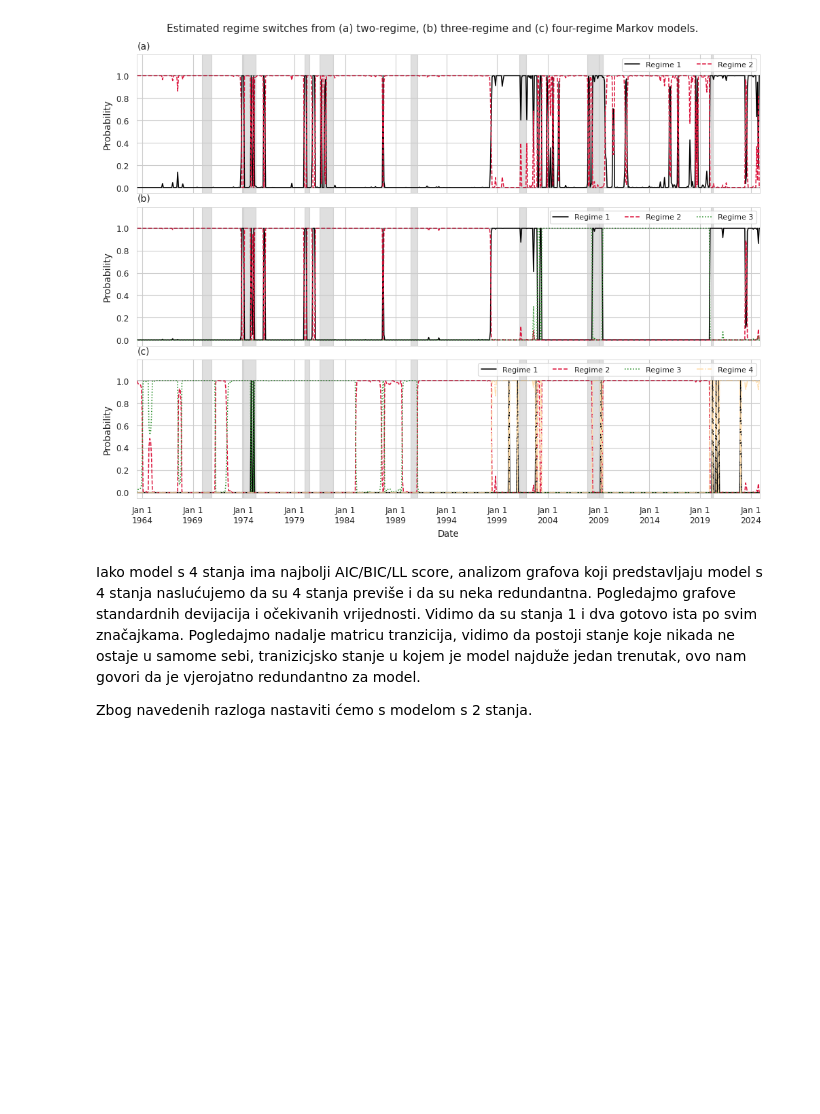
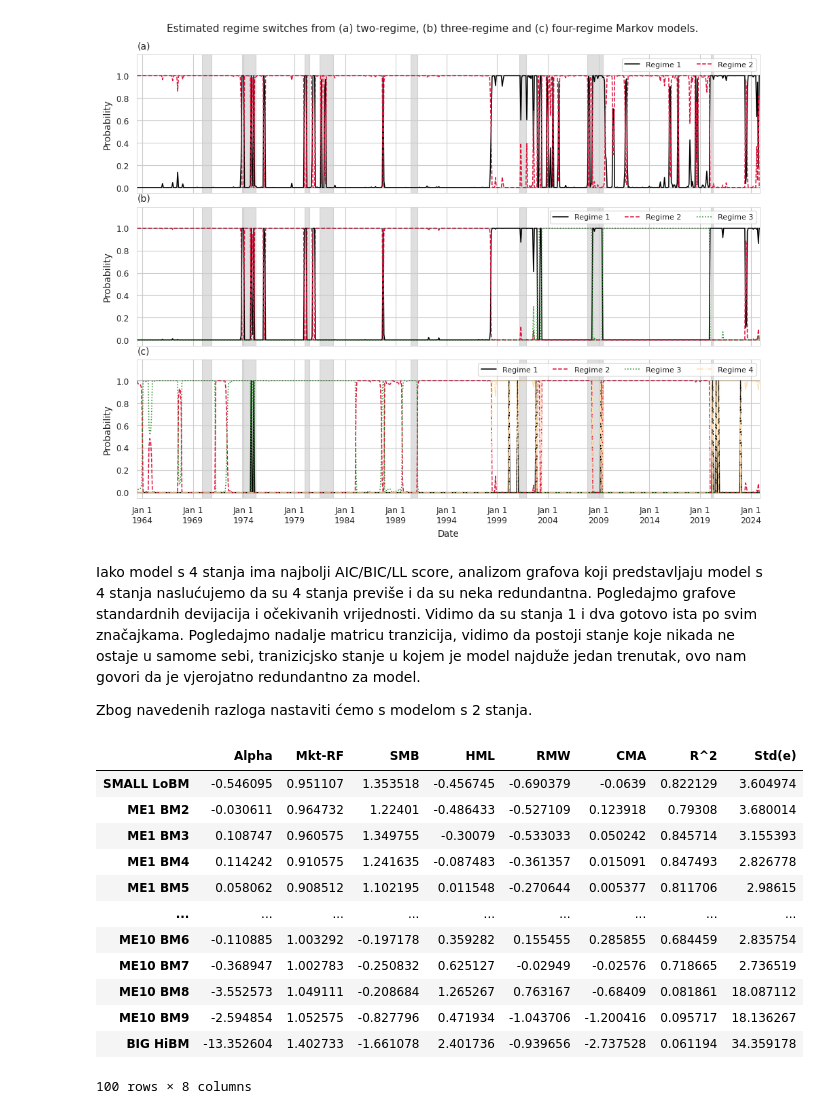
Before and after one commit to evucelic/HMM-Market-Regime-Estimation, a Jupyter notebook: fama_french_HMM.ipynb, the cells around one changed output. Saved outputs shown, nothing was run; the diff lists cells and outputs as text; code cells hidden in the pictures; blank space fills up the shorter version.

```diff
--- a/fama_french_HMM.ipynb
+++ b/fama_french_HMM.ipynb
@@ -37,9 +42,16 @@ data_fama_french_industry_portfolios = data_fama_french_industry_portfolios.set_
     "Date"
 )
 
+data_fama_french_100_portfolios["Date"] = pd.to_datetime(
+    data_fama_french_100_portfolios["Date"], format="%Y%m"
+)
+data_fama_french_100_portfolios = data_fama_french_100_portfolios.set_index(
+    "Date"
+)
+data_fama_french_100_portfolios = data_fama_french_100_portfolios.loc[data_fama_french.index[0]:]
+
 fred_recessions["Peak"] = pd.to_datetime(fred_recessions["Peak"], format="%Y-%m-%d")
 fred_recessions["Trough"] = pd.to_datetime(fred_recessions["Trough"], format="%Y-%m-%d")
-
 
 # data_fama_french_daily["Date"] = pd.to_datetime(data_fama_french_daily["Date"], format="%Y%m%d")
 # data_fama_french_daily = data_fama_french_daily.set_index("Date")
@@ -648,3 +609,43 @@ Pogledajmo grafove standardnih devijacija i očekivanih vrijednosti. Vidimo da s
 Pogledajmo nadalje matricu tranzicija, vidimo da postoji stanje koje nikada ne ostaje u samome sebi, tranizicjsko stanje u kojem je model najduže jedan trenutak, ovo nam govori da je vjerojatno redundantno za model.
 
 Zbog navedenih razloga nastaviti ćemo s modelom s 2 stanja.
+# %%
+excess_returns = data_fama_french_100_portfolios - model_parameters_df["RF"].values.reshape(-1, 1)
+regression_results = pd.DataFrame(
+    index=data_fama_french_100_portfolios.columns,
+    columns=["Alpha", "Mkt-RF", "SMB", "HML", "RMW", "CMA", "R^2","Std(e)"],
+)
+
+for column in excess_returns.columns:
+    y = excess_returns[column]
+    X = sm.add_constant(model_parameters_df[["Mkt-RF", "SMB", "HML", "RMW", "CMA"]])
+    model = sm.OLS(y, X).fit()
+
+    std_e = np.sqrt(model.scale)
+
+    regression_results.loc[column] = [
+        model.params["const"],
+        model.params["Mkt-RF"],
+        model.params["SMB"],
+        model.params["HML"],
+        model.params["RMW"],
+        model.params["CMA"],
+        model.rsquared,
+        std_e,
+    ]
+
+regression_results
+# %% [output]
+|  | Alpha | Mkt-RF | SMB | HML | RMW | CMA | R^2 | Std(e) |
+| SMALL LoBM | -0.546095 | 0.951107 | 1.353518 | -0.456745 | -0.690379 | -0.0639 | 0.822129 | 3.604974 |
+| ME1 BM2 | -0.030611 | 0.964732 | 1.22401 | -0.486433 | -0.527109 | 0.123918 | 0.79308 | 3.680014 |
+| ME1 BM3 | 0.108747 | 0.960575 | 1.349755 | -0.30079 | -0.533033 | 0.050242 | 0.845714 | 3.155393 |
+| ME1 BM4 | 0.114242 | 0.910575 | 1.241635 | -0.087483 | -0.361357 | 0.015091 | 0.847493 | 2.826778 |
+| ME1 BM5 | 0.058062 | 0.908512 | 1.102195 | 0.011548 | -0.270644 | 0.005377 | 0.811706 | 2.98615 |
+| ... | ... | ... | ... | ... | ... | ... | ... | ... |
+| ME10 BM6 | -0.110885 | 1.003292 | -0.197178 | 0.359282 | 0.155455 | 0.285855 | 0.684459 | 2.835754 |
+| ME10 BM7 | -0.368947 | 1.002783 | -0.250832 | 0.625127 | -0.02949 | -0.02576 | 0.718665 | 2.736519 |
+| ME10 BM8 | -3.552573 | 1.049111 | -0.208684 | 1.265267 | 0.763167 | -0.68409 | 0.081861 | 18.087112 |
+| ME10 BM9 | -2.594854 | 1.052575 | -0.827796 | 0.471934 | -1.043706 | -1.200416 | 0.095717 | 18.136267 |
+| BIG HiBM | -13.352604 | 1.402733 | -1.661078 | 2.401736 | -0.939656 | -2.737528 | 0.061194 | 34.359178 |
+100 rows × 8 columns
```
Also changed, not shown: parts of 7 cells of this notebook.
